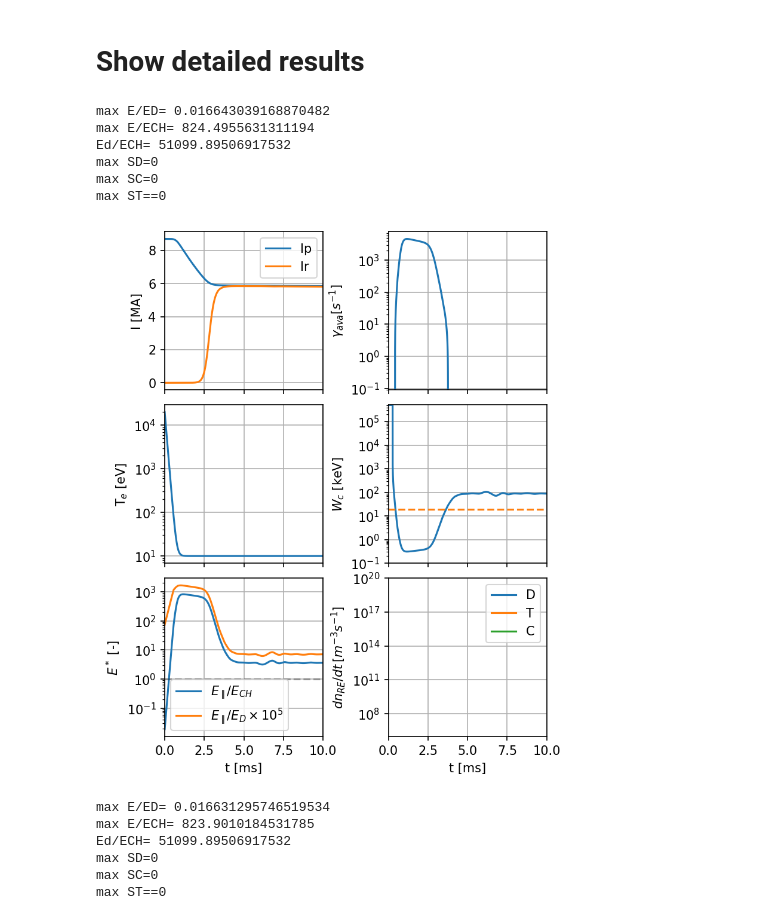
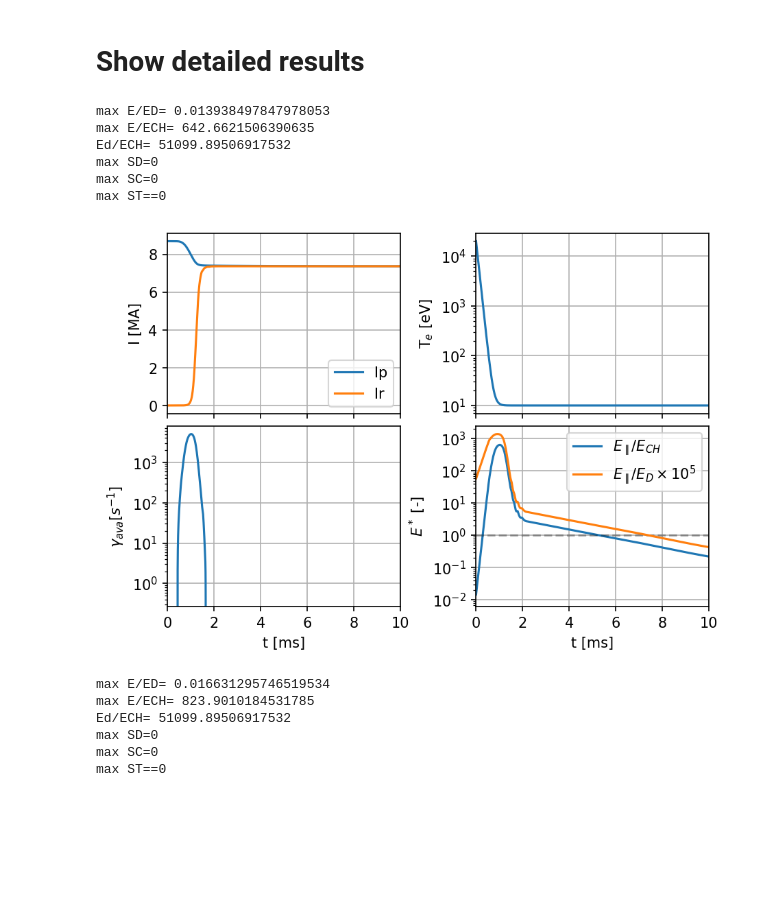
Before and after one commit to ridatta/RE_Solver, a Jupyter notebook: 0D-Solver-Hesslow.ipynb, the cells around one changed output. Drawn from its saved outputs; the diff is of its cells as text; code cells hidden in the pictures; blank space fills up the shorter version.

```diff
--- a/0D-Solver-Hesslow.ipynb
+++ b/0D-Solver-Hesslow.ipynb
@@ -33,11 +33,12 @@ a = 0.57 # Minor Radius, [m]
 ni = 3e20 # ion density in plasma fuel, per m**3
 L = 1.85e-6 # inductance [H]
 k = 1 # elongation
+Btor = 12.2 # Toroidal Field [Tesla]
 
 # MGI ion densities
 # If we have impurities, specify the impurity denisty here
 nD = 1e-11 # Diuterium atoms
-nNe = 1e20 # Neon
+nNe = 1.5e20 # Neon
 
 # Initial Conditions
 I0 = 8.7e6 # [A], Initial Plasma Current
@@ -339,71 +388,70 @@ Yav = vec_Hesslow(E_star, T)
 
 
 ############ Plot ##################
-fig, axs = plt.subplots(3,2,sharex=True,figsize=(5,6),dpi=150)
+fig, axs = plt.subplots(2,2,sharex=True,figsize=(6,4),dpi=150)
 
 axs[0,0].plot(t*1e3,Ip/1e6,label='Ip')
 axs[0,0].plot(t*1e3,Ir/1e6,label='Ir')
 axs[0,0].set_ylabel('I [MA]')
 axs[0,0].legend()
 
-axs[1,0].plot(t*1e3,T)
-axs[1,0].set_ylabel('T$_e$ [eV]')
-axs[1,0].set_yscale('log')
-
-axs[2,0].plot(t*1e3,E_star,label='$E_{\parallel}/E_{CH}$')
-axs[2,0].plot([0,t.max()*1e3],[1,1],'--',color='k',alpha=0.3)
-axs[2,0].plot(t*1e3,Epar/Ed*1e5,label='$E_\parallel/E_D \\times 10^5$')
-axs[2,0].set_ylabel('$E^*$ [-]')
-axs[2,0].set_yscale('log')
-axs[2,0].legend()
-
-
-
-axs[0,1].plot(t*1e3,Yav)
-axs[0,1].set_ylabel('$\gamma_{ava}  [s^{-1}]$')
+axs[0,1].plot(t*1e3,T)
+axs[0,1].set_ylabel('T$_e$ [eV]')
 axs[0,1].set_yscale('log')
 
+axs[1,1].plot(t*1e3,E_star,label='$E_{\parallel}/E_{CH}$')
+axs[1,1].plot([0,t.max()*1e3],[1,1],'--',color='k',alpha=0.3)
+axs[1,1].plot(t*1e3,Epar/Ed*1e5,label='$E_\parallel/E_D \\times 10^5$')
+axs[1,1].set_ylabel('$E^*$ [-]')
+axs[1,1].set_yscale('log')
+axs[1,1].legend()
+
+axs[1,0].plot(t*1e3,Yav)
+axs[1,0].set_ylabel('$\gamma_{ava}  [s^{-1}]$')
+axs[1,0].set_yscale('log')
+'''
 axs[1,1].plot(t*1e3,Wc/1e3)
 axs[1,1].plot(t*1e3,18.7*np.ones_like(t),'--')
 axs[1,1].set_ylabel('$W_c$ [keV]')
 axs[1,1].set_yscale('log')
 axs[1,1].set_ylim([1e-1,1e4])
 axs[1,1].set_ylim(ymax=getCriticalRunawayEnergy(1) / const.eV / 1e3)
 
-axs[2,1].plot(t*1e3,SD,label='D')
-axs[2,1].plot(t*1e3,ST,label='T')
-axs[2,1].plot(t*1e3,SC,label='C')
-axs[2,1].set_ylabel('$dn_{RE}/dt \, [m^{-3}s^{-1}]$')
-axs[2,1].set_yscale('log')
-axs[2,1].set_ylim([1e6,1e20])
-axs[2,1].legend()
-
-
+axs[1,2].plot(t*1e3,SD,label='D')
+axs[1,2].plot(t*1e3,ST,label='T')
+axs[1,2].plot(t*1e3,SC,label='C')
+axs[1,2].set_ylabel('$dn_{RE}/dt \, [m^{-3}s^{-1}]$')
+axs[1,2].set_yscale('log')
+axs[1,2].set_ylim([1e6,1e20])
+axs[1,2].legend()
+'''
 fig.tight_layout(pad=0.5)
 
 for i in range(axs.shape[0]):
     for j in range(axs.shape[1]):
         axs[i,j].grid()
-        axs[i,j].set_xlim([0,np.max(t*1e3)])
+        #axs[i,j].set_xlim([0,np.max(t*1e3)])
+        axs[i,j].set_xlim([0,10])
 
 axs[-1,0].set_xlabel('t [ms]')
 axs[-1,1].set_xlabel('t [ms]')
+#axs[-1,2].set_xlabel('t [ms]')
 
-# Print Max Values #
+# Print Max Values
 print('max E/ED=',np.max(Epar/Ed))
 print('max E/ECH=',np.max(E_star))
 print('Ed/ECH=',np.max(Ed/Ec))
 print('max SD=%1.3g'%np.max(SD))
 print('max SC=%1.3g'%np.max(SC))
 print('max ST==%1.3g'%np.max(ST))
 # %% [output]
-max E/ED= 0.016643039168870482
-max E/ECH= 824.4955631311194
+max E/ED= 0.013938497847978053
+max E/ECH= 642.6621506390635
 Ed/ECH= 51099.89506917532
 max SD=0
 max SC=0
 max ST==0
-[figure, old version]
+[figure, new version]
 # %%
 # Get Ip and Ir evolution from the ODE solution
 Ip = sol2.y[0]
```
Also changed, not shown: parts of 4 cells of this notebook, 19 other files.
